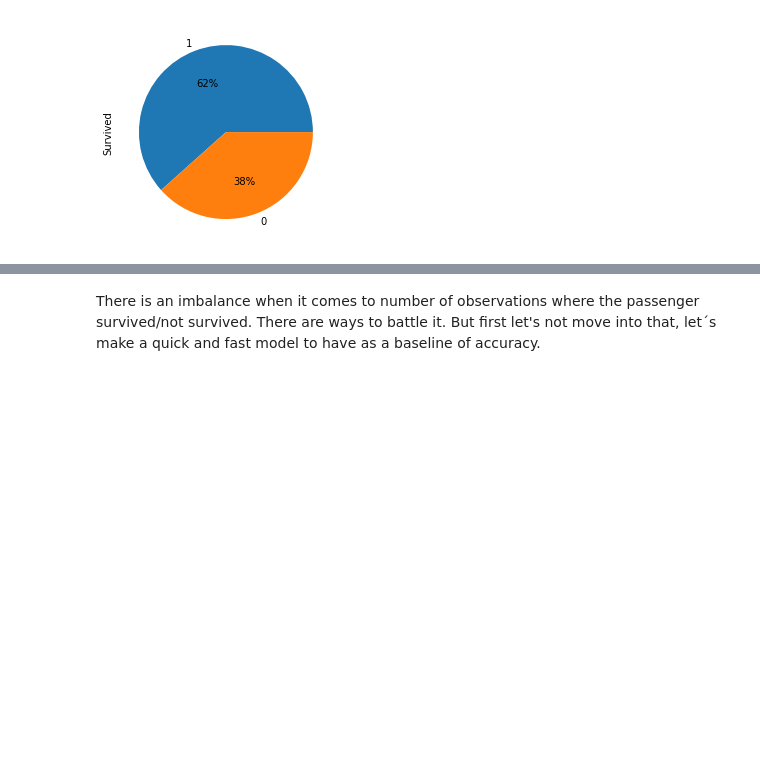
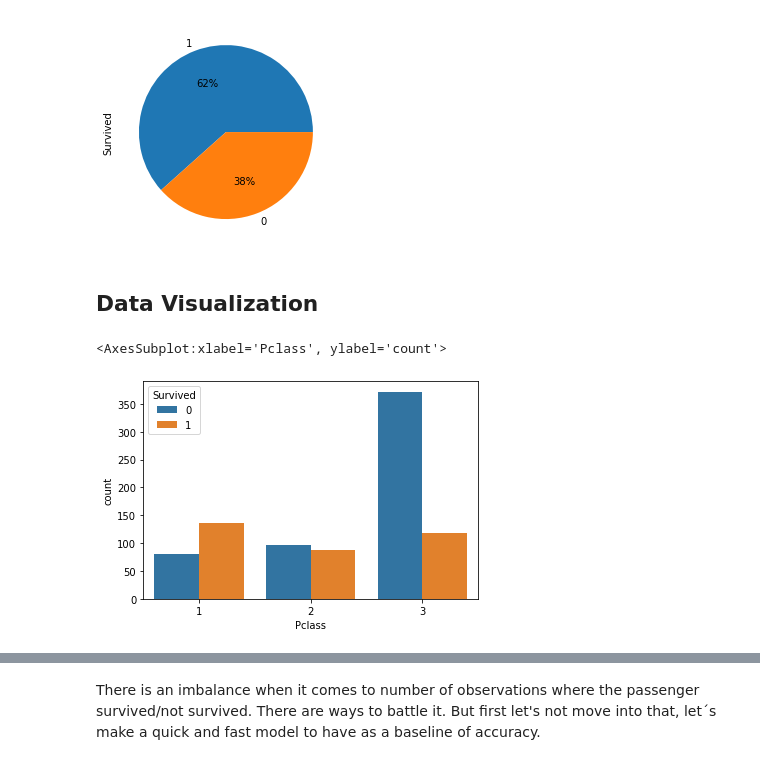
Before and after one commit to TiagoOliveira98/SurvivalTitanic, a Jupyter notebook: main.ipynb, the cells around one changed output, grey strips where cells are left out. Saved outputs shown, nothing was run; the diff lists cells and outputs as text; code cells hidden in the pictures; blank space fills up the shorter version.

```diff
--- a/main.ipynb
+++ b/main.ipynb
@@ -135,3 +139,5 @@ train_df.Survived.value_counts().plot(kind = 'pie', labels = ['1','0'], autopct=
 # %% [output]
 <AxesSubplot:ylabel='Survived'>
 [figure]
+# %% [markdown]
+<h2>Data Visualization</h2>
@@ -137,0 +146,5 @@ train_df.Survived.value_counts().plot(kind = 'pie', labels = ['1','0'], autopct=
+# %%
+sns.countplot(data = train_df, x = 'Pclass', hue = 'Survived')
+# %% [output]
+<AxesSubplot:xlabel='Pclass', ylabel='count'>
+[figure, added]
```
Also changed, not shown: parts of 18 cells of this notebook.
